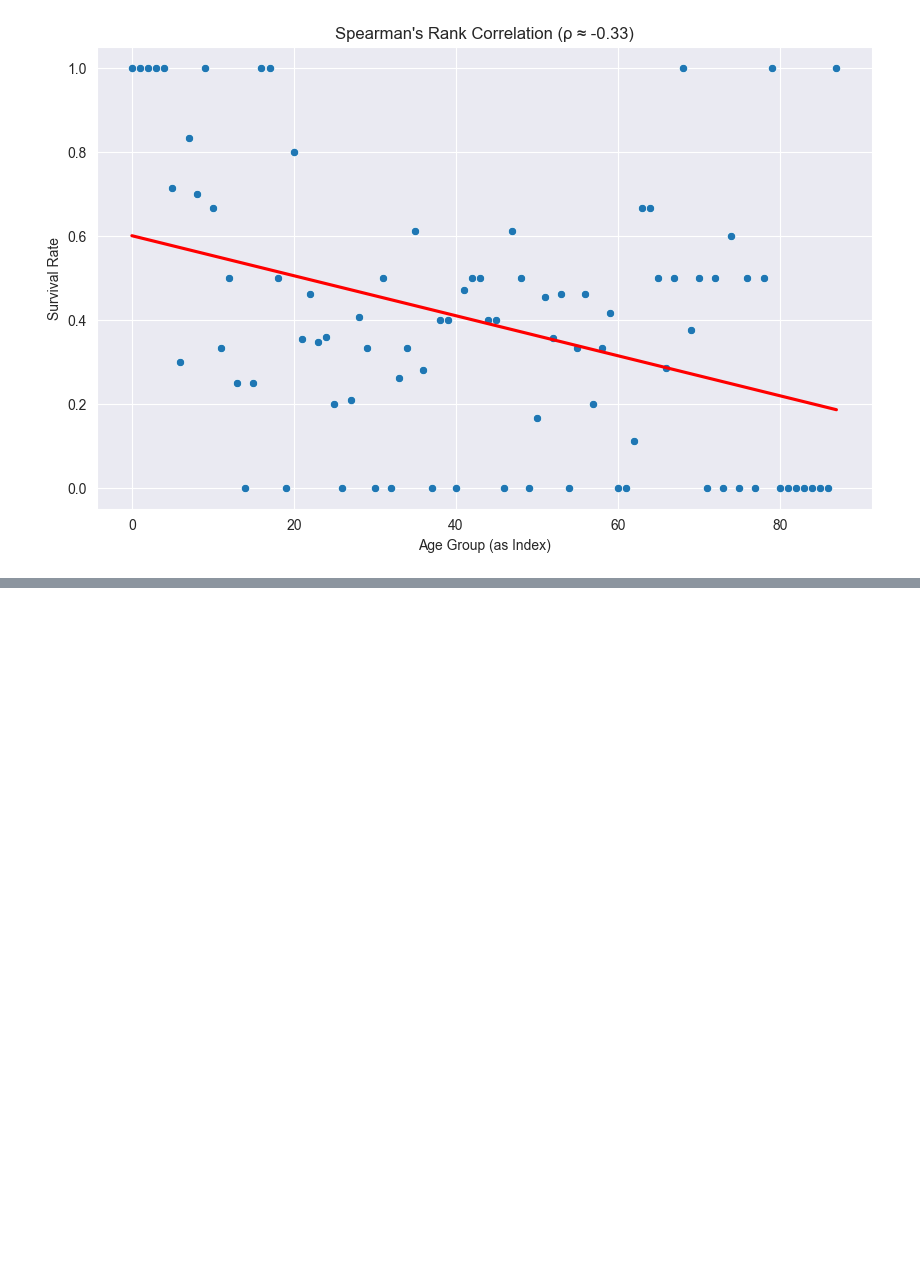
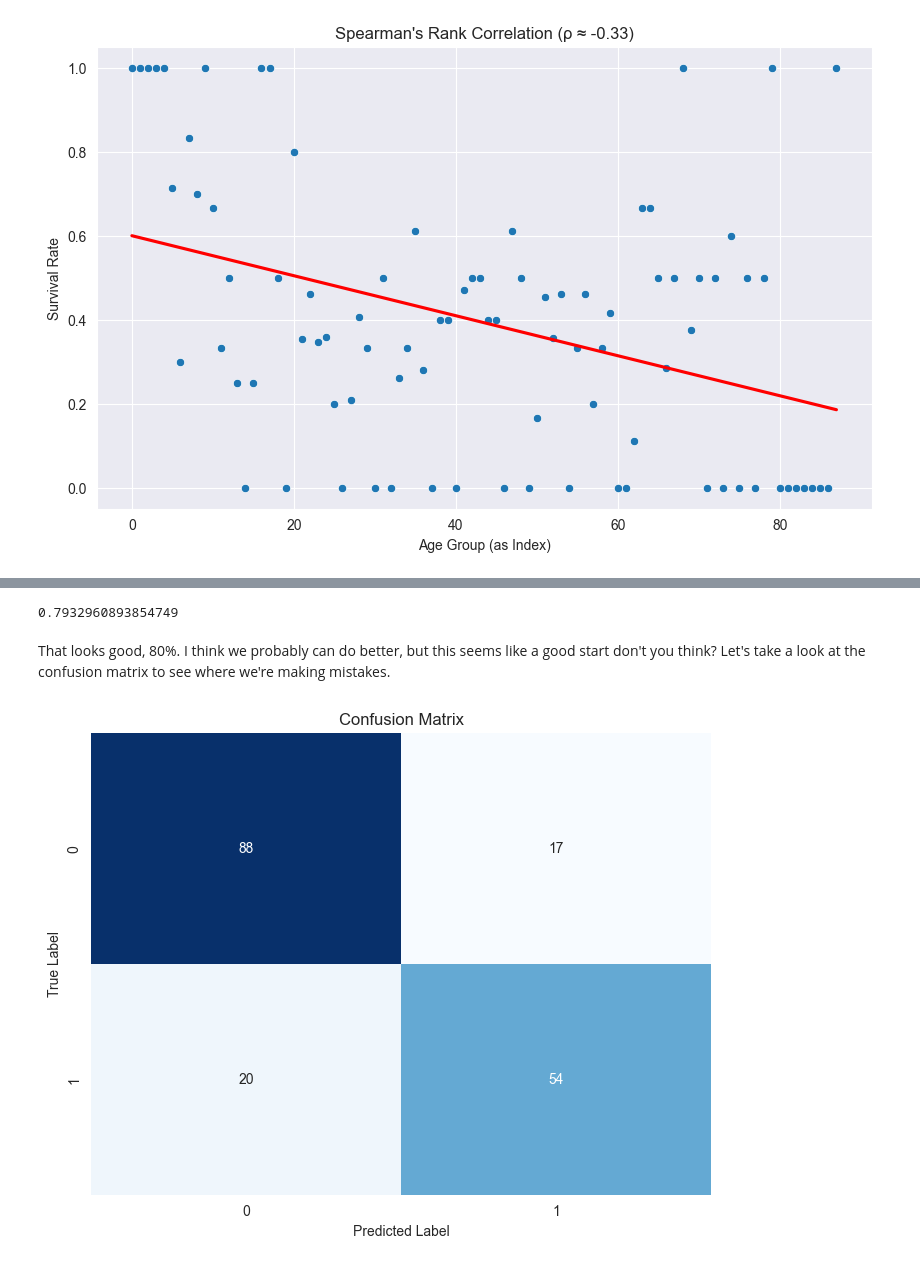
Before and after one commit to Frodo2412/towards_data_science, a Jupyter notebook: simple.ipynb, the cells around one changed output, grey strips where cells are left out. Drawn from its saved outputs; the diff is of its cells as text; code cells hidden in the pictures; blank space fills up the shorter version.

Commit message:
Running our first model

```diff
--- a/simple.ipynb
+++ b/simple.ipynb
@@ -282,0 +382,3 @@ plt.show()
+# %%
+normalized_data = pd.get_dummies(data)
+normalized_data
@@ -282,0 +399,46 @@ plt.show()
+# %%
+# Split the data into features and target
+X = normalized_data.drop('Survived', axis=1)
+y = normalized_data['Survived']
+
+# Split the data into training and testing sets
+from sklearn.model_selection import train_test_split
+
+X_train, X_test, y_train, y_test = train_test_split(X, y, test_size=0.2, random_state=42)
+
+# Train a Logistic Regression model
+from sklearn.linear_model import LogisticRegression
+
+model = LogisticRegression(max_iter=1000)
+model.fit(X_train, y_train)
+
+# Make predictions
+
+y_pred = model.predict(X_test)
+
+# Calculate errors
+
+from sklearn.metrics import accuracy_score
+
+accuracy = accuracy_score(y_test, y_pred)
+accuracy
+# %% [output]
+0.7932960893854749
+# %% [markdown]
+That looks good, 80%. I think we probably can do better, but this seems like a good start don't you think? Let's take a look at the confusion matrix to see where we're making mistakes.
+# %%
+# Calculate the confusion matrix
+
+from sklearn.metrics import confusion_matrix
+
+conf_matrix = confusion_matrix(y_test, y_pred)
+
+# Plot the confusion matrix
+plt.figure(figsize=(8, 6))
+sns.heatmap(conf_matrix, annot=True, fmt='d', cmap='Blues', cbar=False)
+plt.title('Confusion Matrix')
+plt.xlabel('Predicted Label')
+plt.ylabel('True Label')
+plt.show()
+# %% [output]
+[figure, added]
```
Also changed, not shown: parts of 14 cells of this notebook.
